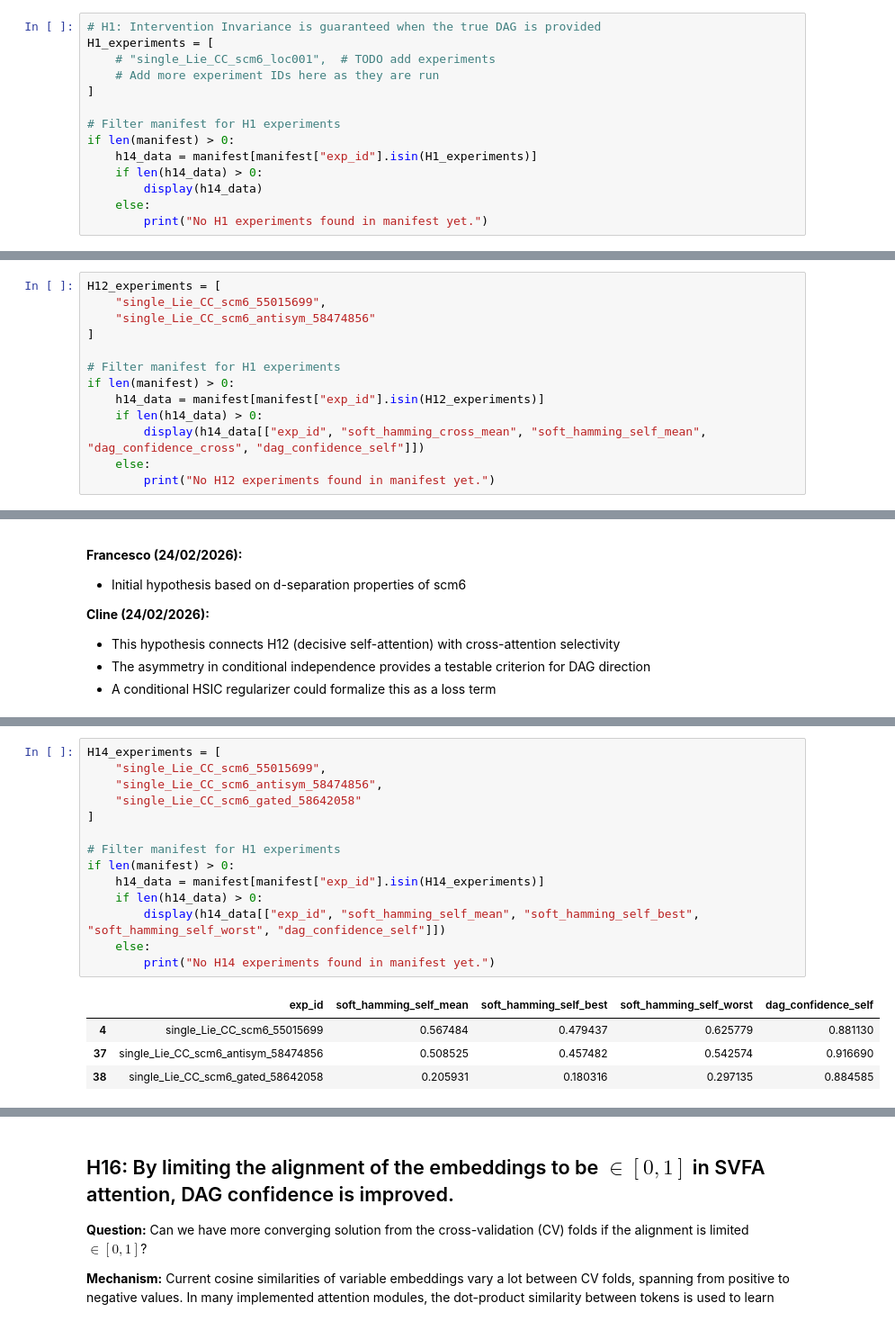
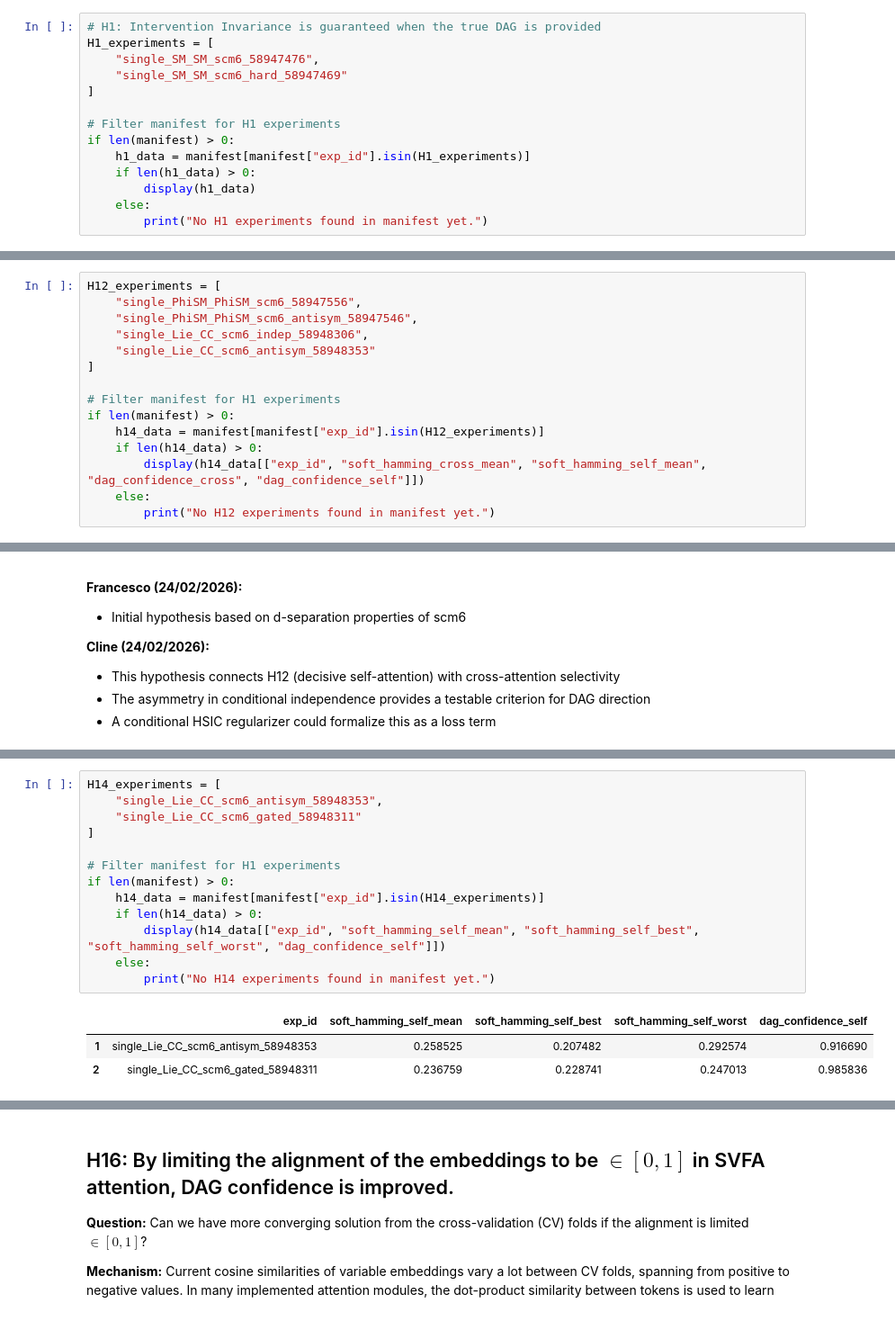
Before and after one commit to scipi1/causaliT, a Jupyter notebook: notebooks/experiments_analysis.ipynb, the cells around one changed output, grey strips where cells are left out. Shown at 90% size. Cells and saved outputs as stored; diff of their text form.

```diff
--- a/notebooks/experiments_analysis.ipynb
+++ b/notebooks/experiments_analysis.ipynb
@@ -94,14 +98,14 @@ Define scientific hypotheses and link them to experiments by `exp_id`.
 # %%
 # H1: Intervention Invariance is guaranteed when the true DAG is provided
 H1_experiments = [
-    # "single_Lie_CC_scm6_loc001",  # TODO add experiments
-    # Add more experiment IDs here as they are run
+    "single_SM_SM_scm6_58947476",
+    "single_SM_SM_scm6_hard_58947469"
 ]
 
 # Filter manifest for H1 experiments
 if len(manifest) > 0:
-    h14_data = manifest[manifest["exp_id"].isin(H1_experiments)]
-    if len(h14_data) > 0:
-        display(h14_data)
+    h1_data = manifest[manifest["exp_id"].isin(H1_experiments)]
+    if len(h1_data) > 0:
+        display(h1_data)
     else:
         print("No H1 experiments found in manifest yet.")
@@ -348,7 +363,9 @@ if len(manifest) > 0:
 # %%
 H12_experiments = [
-    "single_Lie_CC_scm6_55015699",
-    "single_Lie_CC_scm6_antisym_58474856"
+    "single_PhiSM_PhiSM_scm6_58947556",
+    "single_PhiSM_PhiSM_scm6_antisym_58947546",
+    "single_Lie_CC_scm6_indep_58948306",
+    "single_Lie_CC_scm6_antisym_58948353"
 ]
 
 # Filter manifest for H1 experiments
@@ -452,22 +473,20 @@ By intruducing a gating mechanism for the edge, can we better control an edge ON
 # %%
 H14_experiments = [
-    "single_Lie_CC_scm6_55015699",
-    "single_Lie_CC_scm6_antisym_58474856",
-    "single_Lie_CC_scm6_gated_58642058"
+    "single_Lie_CC_scm6_antisym_58948353",
+    "single_Lie_CC_scm6_gated_58948311"
 ]
 
 # Filter manifest for H1 experiments
 if len(manifest) > 0:
     h14_data = manifest[manifest["exp_id"].isin(H14_experiments)]
     if len(h14_data) > 0:
         display(h14_data[["exp_id", "soft_hamming_self_mean", "soft_hamming_self_best", "soft_hamming_self_worst", "dag_confidence_self"]])
     else:
         print("No H14 experiments found in manifest yet.")
 # %% [output]
 |  | exp_id | soft_hamming_self_mean | soft_hamming_self_best | soft_hamming_self_worst | dag_confidence_self |
-| 4 | single_Lie_CC_scm6_55015699 | 0.567484 | 0.479437 | 0.625779 | 0.881130 |
-| 37 | single_Lie_CC_scm6_antisym_58474856 | 0.508525 | 0.457482 | 0.542574 | 0.916690 |
-| 38 | single_Lie_CC_scm6_gated_58642058 | 0.205931 | 0.180316 | 0.297135 | 0.884585 |
+| 1 | single_Lie_CC_scm6_antisym_58948353 | 0.258525 | 0.207482 | 0.292574 | 0.916690 |
+| 2 | single_Lie_CC_scm6_gated_58948311 | 0.236759 | 0.228741 | 0.247013 | 0.985836 |
 # %% [markdown]
 ### H14 Observations
 
```
Also changed, not shown: parts of 15 cells of this notebook, 35 other files.
